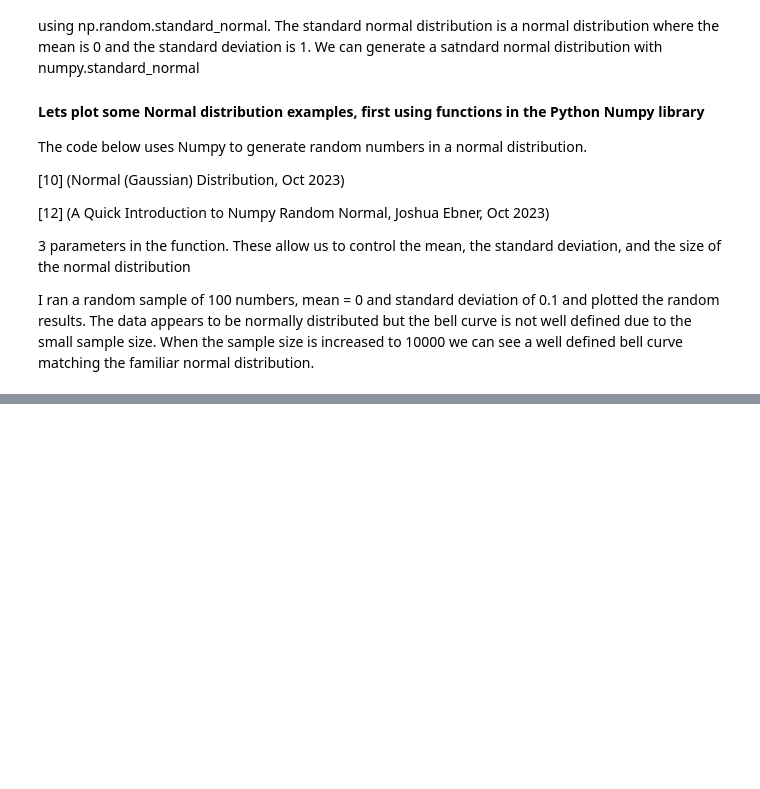
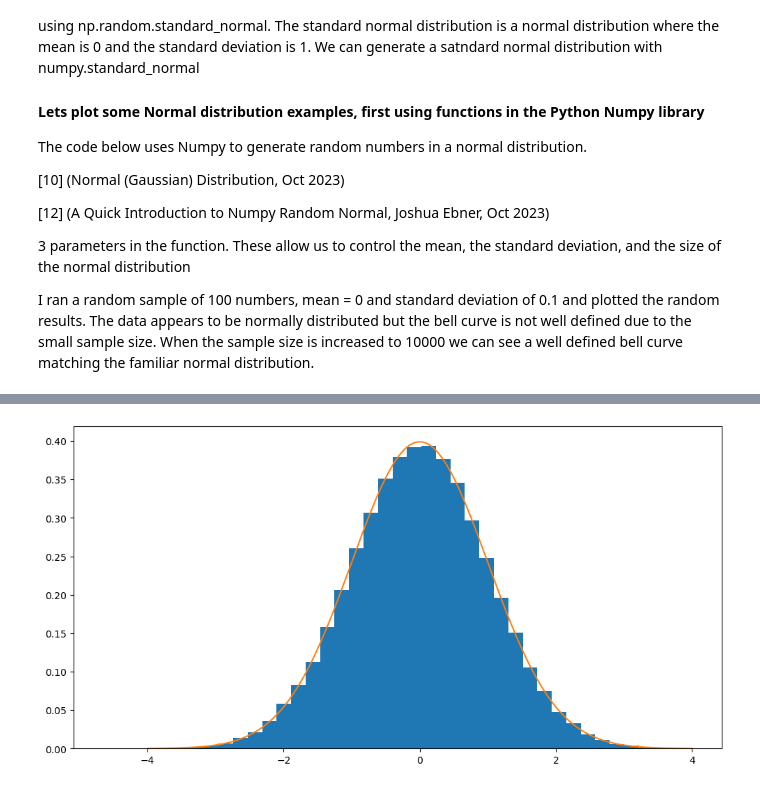
Before and after one commit to JScarry/MLAS_project, a Jupyter notebook: Task3.ipynb, the cells around one changed output, grey strips where cells are left out. Saved outputs shown, nothing was run; the diff lists cells and outputs as text; code cells hidden in the pictures; blank space fills up the shorter version.

```diff
--- a/Task3.ipynb
+++ b/Task3.ipynb
@@ -159,16 +154,0 @@ Coding normally distributed plots using `scipy.stats`
-# %%
-import matplotlib.pyplot as plt
-import numpy as np
-import scipy.stats as ss
-
-plt.style.use('ggplot')
-plt.rcParams['figure.figsize'] = 14, 10
-x = np.linspace(-10.0, 10.0, 1000)
-
-plt.fill(x, ss.norm.pdf(x, loc= 0.0, scale=1.0), label="$\mu = 0.0, \sigma = 1.0$", c='b', alpha=0.6, lw=3.0)
-plt.fill(x, ss.norm.pdf(x, loc= 2.0, scale=1.0), label="$\mu = 2.0, \sigma = 1.0$", c='r', alpha=0.6, lw=3.0)
-plt.fill(x, ss.norm.pdf(x, loc= 0.0, scale=3.0), label="$\mu = 0.0, \sigma = 3.0$", c='g', alpha=0.6, lw=3.0)
-plt.fill(x, ss.norm.pdf(x, loc= -1.0, scale=0.5), label="$\mu = -1.0, \sigma = .05$", c='y', alpha=0.6, lw=3.0)
-
-plt.title("Normal distribution for different $\mu$ and $\sigma$")
-plt.legend();
@@ -231,0 +171,13 @@ https://gist.github.com/mwaskom/de44147ed2974457ad6372750bbe5751
+# %%
+random_data = np.random.standard_normal(100000) # Generate random normal data using numpy.random
+
+fig, ax = plt.subplots(figsize=(12,6)) # Create an empty plot.
+
+ax.hist(random_data, bins=40, density=True) # Plot a histogram of the data.
+
+
+mu, sigma2 = 0.0, 1.0  # Plot the pdf for the standard normal distribution.
+y = normal_pdf(x, mu=mu, sigma=np.sqrt(sigma2))
+ax.plot(x, y, label=f'$\mu = {mu}, \sigma^2 = {sigma2}$');
+# %% [output]
+[figure, added]
```
Also changed, not shown: parts of 26 cells of this notebook.
